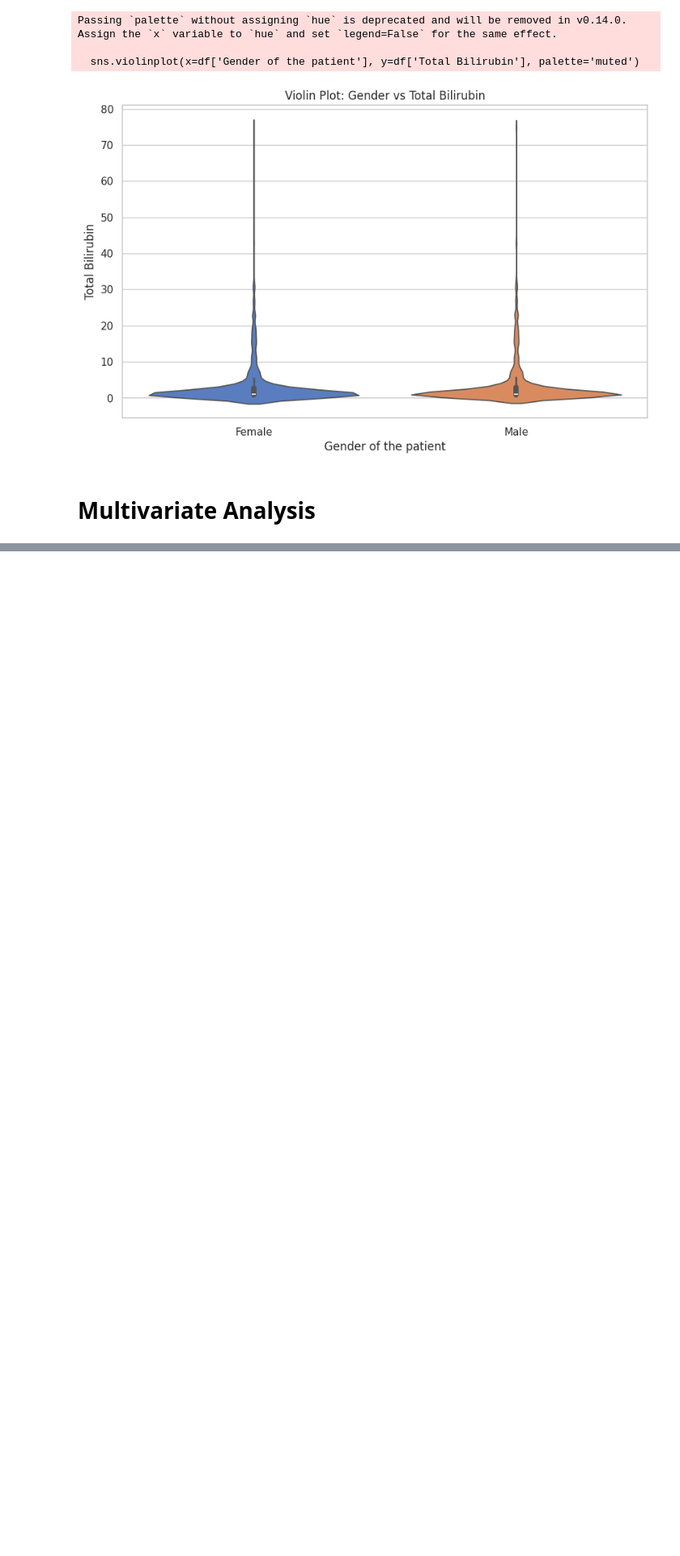
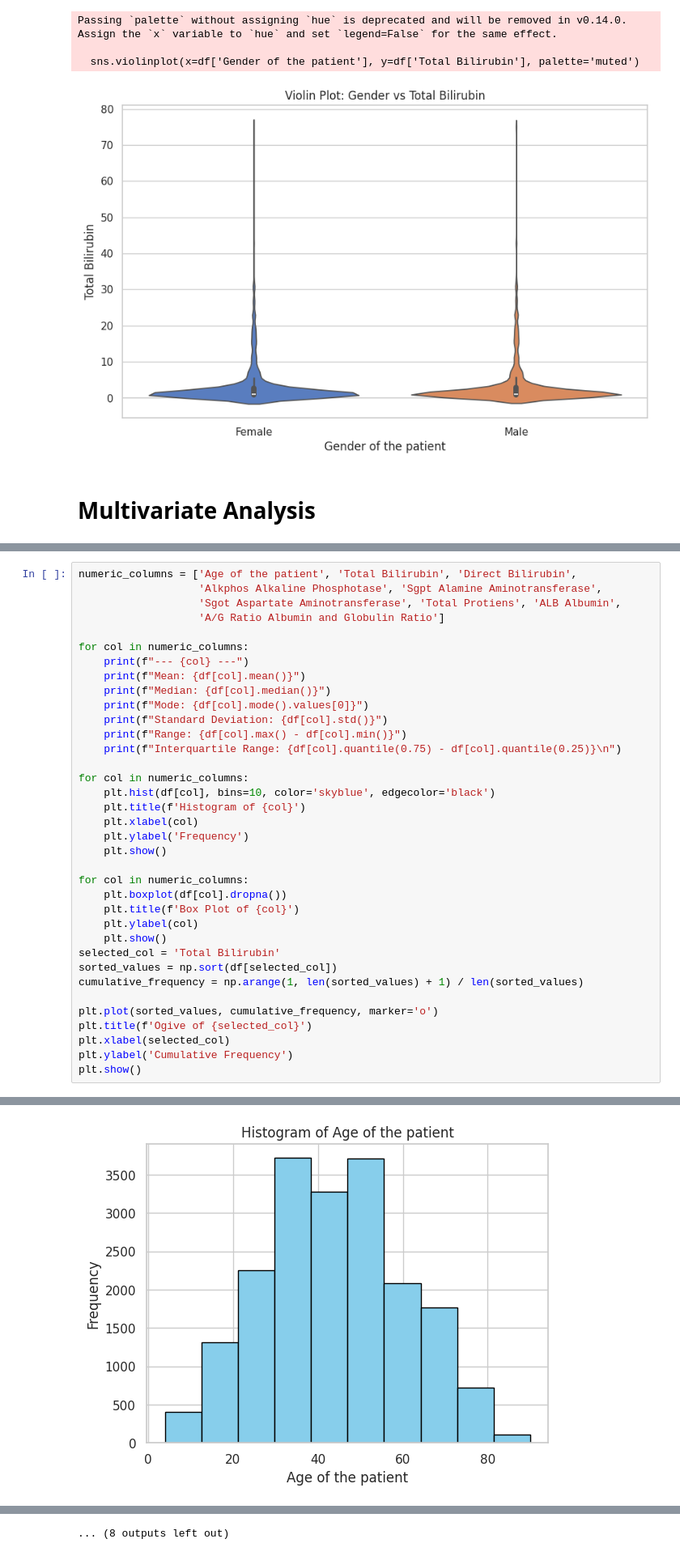
Before and after one commit to Ishita-Jinturkar/EDA, a Jupyter notebook: EDA.ipynb, the cells around one changed output, grey strips where cells are left out. Shown at 81% size. Saved outputs shown, nothing was run; the diff lists cells and outputs as text; blank space fills up the shorter version.

```diff
--- a/EDA.ipynb
+++ b/EDA.ipynb
@@ -301,0 +293,37 @@ plt.show()
+# %%
+numeric_columns = ['Age of the patient', 'Total Bilirubin', 'Direct Bilirubin',
+                   'Alkphos Alkaline Phosphotase', 'Sgpt Alamine Aminotransferase',
+                   'Sgot Aspartate Aminotransferase', 'Total Protiens', 'ALB Albumin',
+                   'A/G Ratio Albumin and Globulin Ratio']
+
+for col in numeric_columns:
+    print(f"--- {col} ---")
+    print(f"Mean: {df[col].mean()}")
+    print(f"Median: {df[col].median()}")
+    print(f"Mode: {df[col].mode().values[0]}")
+    print(f"Standard Deviation: {df[col].std()}")
+    print(f"Range: {df[col].max() - df[col].min()}")
+    print(f"Interquartile Range: {df[col].quantile(0.75) - df[col].quantile(0.25)}\n")
+
+for col in numeric_columns:
+    plt.hist(df[col], bins=10, color='skyblue', edgecolor='black')
+    plt.title(f'Histogram of {col}')
+    plt.xlabel(col)
+    plt.ylabel('Frequency')
+    plt.show()
+
+for col in numeric_columns:
+    plt.boxplot(df[col].dropna())
+    plt.title(f'Box Plot of {col}')
+    plt.ylabel(col)
+    plt.show()
+selected_col = 'Total Bilirubin'
+sorted_values = np.sort(df[selected_col])
+cumulative_frequency = np.arange(1, len(sorted_values) + 1) / len(sorted_values)
+
+plt.plot(sorted_values, cumulative_frequency, marker='o')
+plt.title(f'Ogive of {selected_col}')
+plt.xlabel(selected_col)
+plt.ylabel('Cumulative Frequency')
+plt.show()
+# %% [output]
@@ -301,0 +347 @@ plt.show()
+[figure, added]
@@ -301,0 +358 @@ plt.show()
+... (8 outputs left out)
```
Also changed, not shown: parts of 3 cells of this notebook.
